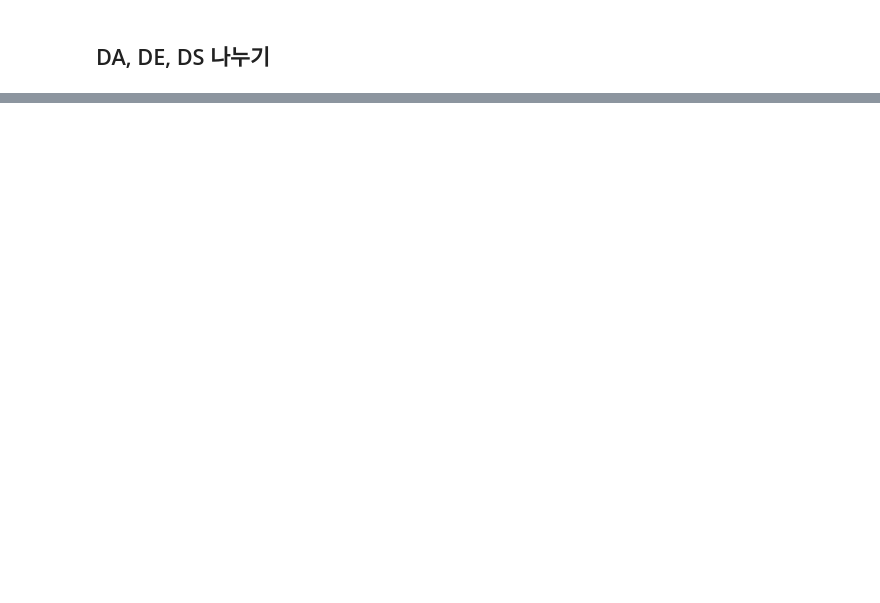
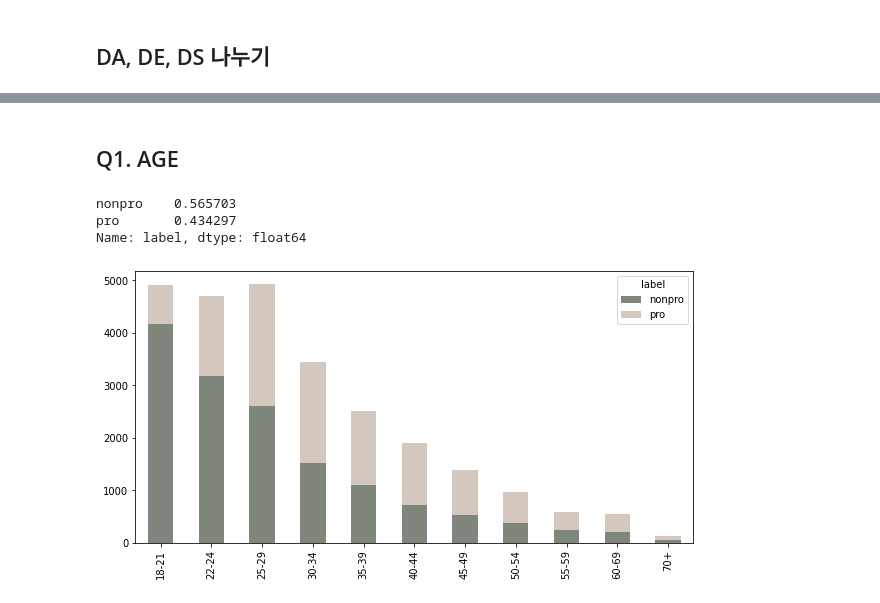
Before and after one commit to eeuunnjjiii/kaggle_survey2021, a Jupyter notebook: kaggle_survey_2021_EJJ.ipynb, the cells around one changed output, grey strips where cells are left out. Drawn from its saved outputs; the diff is of its cells as text; code cells hidden in the pictures; blank space fills up the shorter version.

```diff
--- a/kaggle_survey_2021_EJJ.ipynb
+++ b/kaggle_survey_2021_EJJ.ipynb
@@ -101,0 +115,5 @@ res.head()
+# %%
+# 레이블 붙이기
+res.loc[(res.Q5 == 'Student') | (res.Q5 == 'Currently not employed')|(res.Q26 == '$0 ($USD)'), 'label'] = 'nonpro'
+res['label'] = res['label'].fillna('pro')
+res.head(3)
@@ -147,6 +153,0 @@ Name: Q5, dtype: int64
-# %%
-# 4 그룹으로 나누기
-res['Q5'] = res['Q5'].replace(['Business Analyst', 'Data Analyst', 'Product Manager', 'Program/Project Manager', 'Statistician'],'DA')
-res['Q5'] = res['Q5'].replace(['Data Engineer', 'DBA/Database Engineer', 'Machine Learning Engineer', 'Software Engineer', 'Developer Relations/Advocacy'], 'DE')
-res['Q5'] = res['Q5'].replace(['Data Scientist', 'Research Scientist'], 'DS')
-res['Q5'] = res['Q5'].replace(['Student', 'Currently not employed', 'Other'], 'OTHER')
@@ -381,0 +344,18 @@ for i in df.columns:
+# %% [markdown]
+## Q1. AGE
+# %%
+res.label.value_counts(normalize=True)
+# %% [output]
+nonpro    0.565703
+pro       0.434297
+Name: label, dtype: float64
+# %%
+# 나이 크로스탭 생성
+age = pd.crosstab(res['Q1'], res['label'])
+
+# barplot
+age.plot.bar(stacked=True, color={'#D4C8BE','#7F867B'}, figsize=(10, 5))
+plt.xlabel('')
+plt.show()
+# %% [output]
+[figure, added]
```
Also changed, not shown: parts of 66 cells of this notebook.
